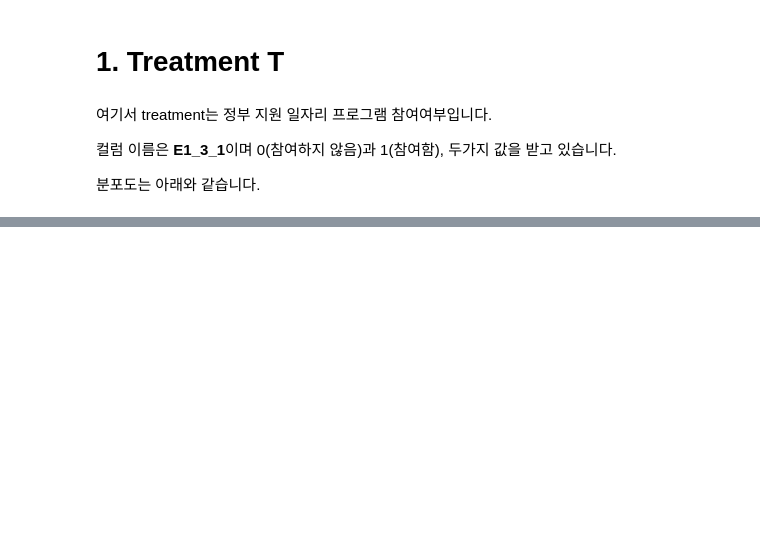
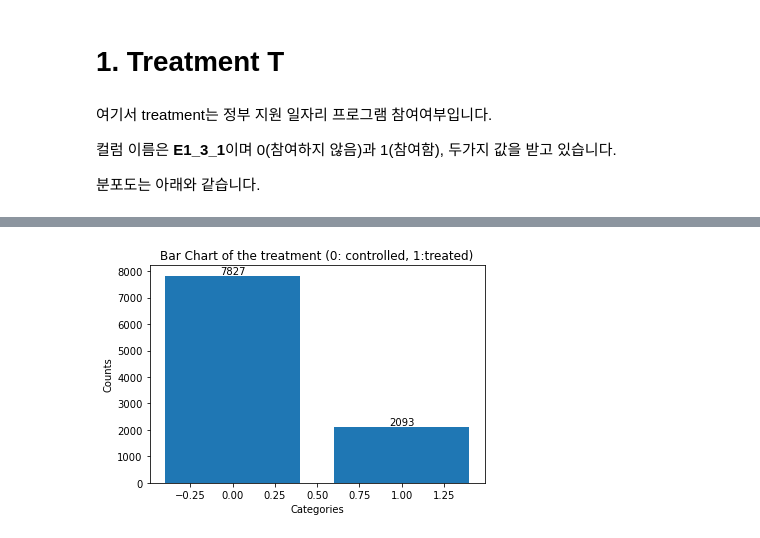
Before and after one commit to minwukim/KDI---Financial-Distress, a Jupyter notebook: Part 2. Propensity Score Matching.ipynb, the cells around one changed output, grey strips where cells are left out. Drawn from its saved outputs; the diff is of its cells as text; code cells hidden in the pictures; blank space fills up the shorter version.

```diff
--- a/Part 2. Propensity Score Matching.ipynb
+++ b/Part 2. Propensity Score Matching.ipynb
@@ -100,0 +117,14 @@ plt.show()
+# %%
+values = df['E5'].value_counts()
+labels = values.index
+plt.figure(figsize=(6,4))
+bars = plt.bar(labels, values)
+for bar in bars:
+    yval = bar.get_height()
+    plt.text(bar.get_x() + bar.get_width()/2, yval + 0.5, yval, ha='center', va='bottom')
+plt.title('Bar Chart of the treatment (0: controlled, 1:treated)')
+plt.xlabel('Categories')
+plt.ylabel('Counts')
+plt.show()
+# %% [output]
+[figure, added]
```
Also changed, not shown: parts of 70 cells of this notebook, 4 other files.
